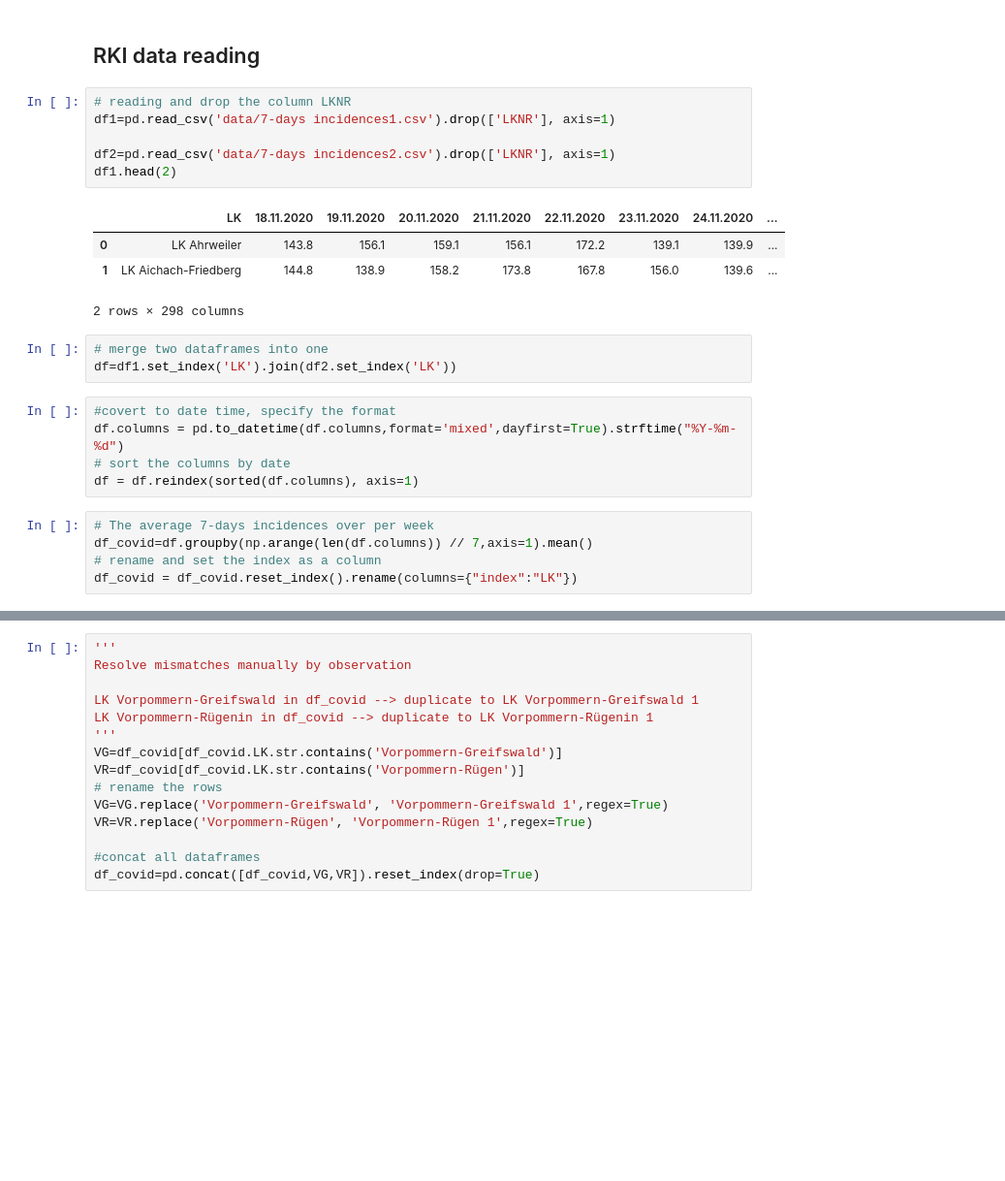
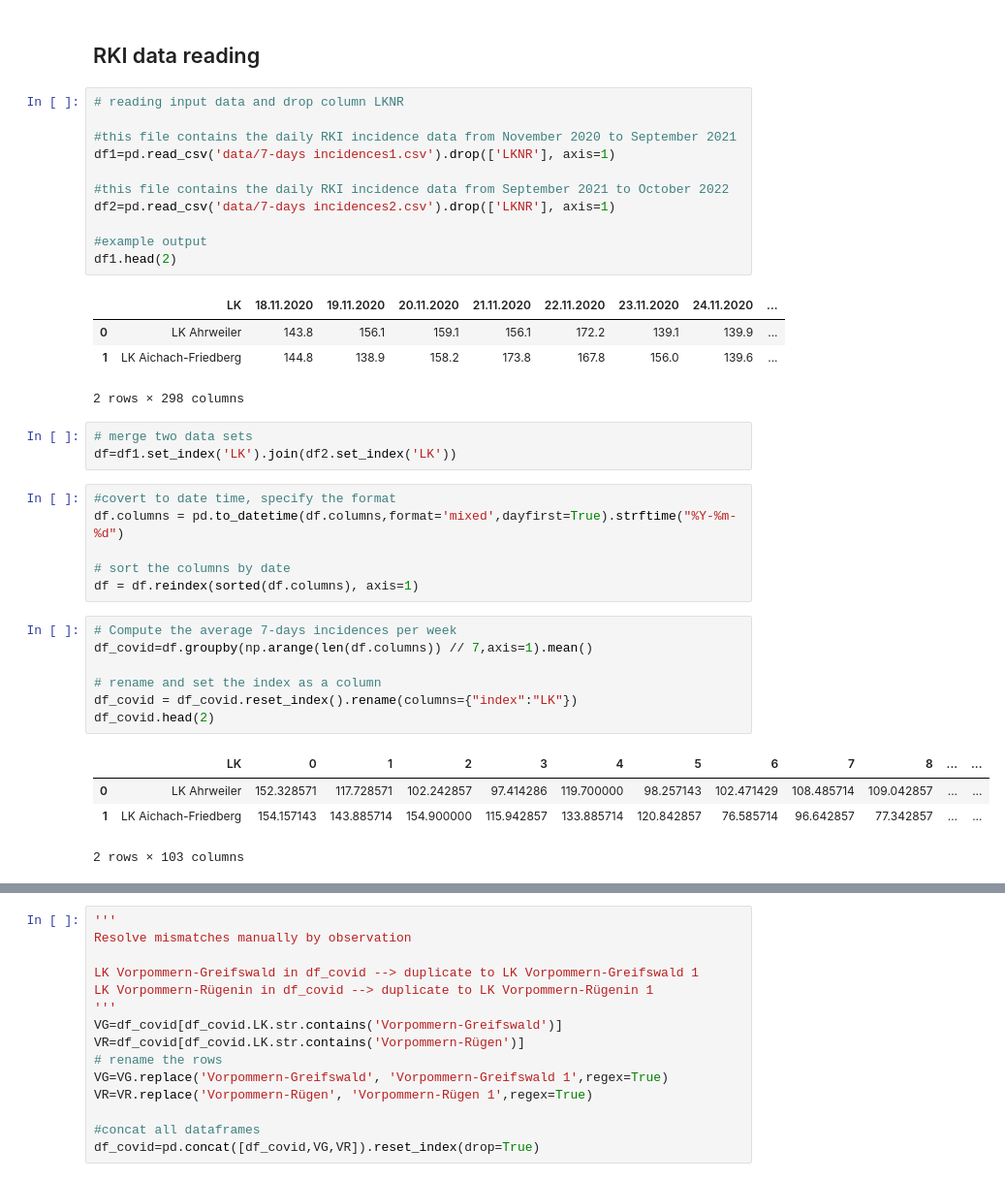
Before and after one commit to HuiranLiu/Long-distance-travel-human-mobility, a Jupyter notebook: Levy-Covid19.ipynb, the cells around one changed output, grey strips where cells are left out. Shown at 97% size. Saved outputs shown, nothing was run; the diff lists cells and outputs as text; blank space fills up the shorter version.

Commit message:
changes in covid19 and flu heatmap notebooks

```diff
--- a/Levy-Covid19.ipynb
+++ b/Levy-Covid19.ipynb
@@ -44,10 +44,15 @@ res='results_covid/'
 # %% [markdown]
 ## RKI data reading
 # %%
-# reading and drop the column LKNR
+# reading input data and drop column LKNR
+
+#this file contains the daily RKI incidence data from November 2020 to September 2021
 df1=pd.read_csv('data/7-days incidences1.csv').drop(['LKNR'], axis=1)
 
+#this file contains the daily RKI incidence data from September 2021 to October 2022
 df2=pd.read_csv('data/7-days incidences2.csv').drop(['LKNR'], axis=1)
+
+#example output
 df1.head(2)
 # %% [output]
 |  | LK | 18.11.2020 | 19.11.2020 | 20.11.2020 | 21.11.2020 | 22.11.2020 | 23.11.2020 | 24.11.2020 | ... |
@@ -55,17 +60,25 @@ df1.head(2)
 | 1 | LK Aichach-Friedberg | 144.8 | 138.9 | 158.2 | 173.8 | 167.8 | 156.0 | 139.6 | ... |
 2 rows × 298 columns
 # %%
-# merge two dataframes into one
+# merge two data sets
 df=df1.set_index('LK').join(df2.set_index('LK'))
 # %%
 #covert to date time, specify the format
 df.columns = pd.to_datetime(df.columns,format='mixed',dayfirst=True).strftime("%Y-%m-%d")
+
 # sort the columns by date
 df = df.reindex(sorted(df.columns), axis=1)
 # %%
-# The average 7-days incidences over per week
+# Compute the average 7-days incidences per week
 df_covid=df.groupby(np.arange(len(df.columns)) // 7,axis=1).mean()
+
 # rename and set the index as a column
 df_covid = df_covid.reset_index().rename(columns={"index":"LK"})
+df_covid.head(2)
+# %% [output]
+|  | LK | 0 | 1 | 2 | 3 | 4 | 5 | 6 | 7 | 8 | ... | ... |
+| 0 | LK Ahrweiler | 152.328571 | 117.728571 | 102.242857 | 97.414286 | 119.700000 | 98.257143 | 102.471429 | 108.485714 | 109.042857 | ... | ... |
+| 1 | LK Aichach-Friedberg | 154.157143 | 143.885714 | 154.900000 | 115.942857 | 133.885714 | 120.842857 | 76.585714 | 96.642857 | 77.342857 | ... | ... |
+2 rows × 103 columns
 # %%
 '''
```
Also changed, not shown: parts of 6 cells of this notebook.
